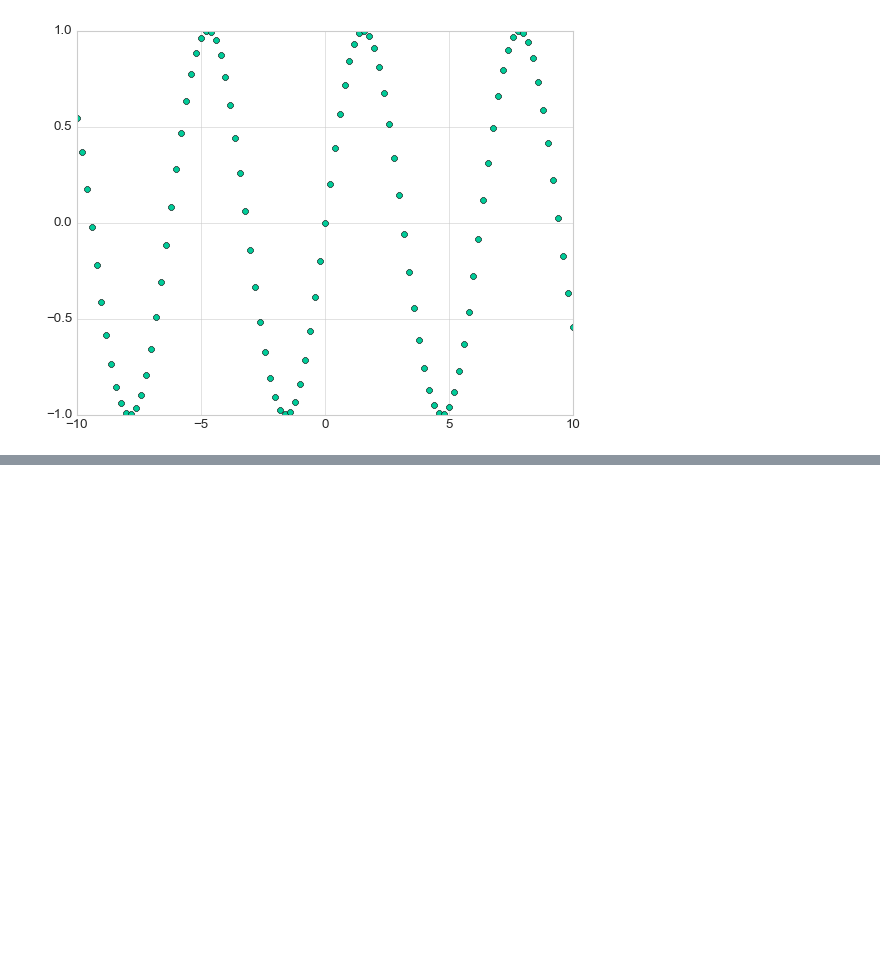
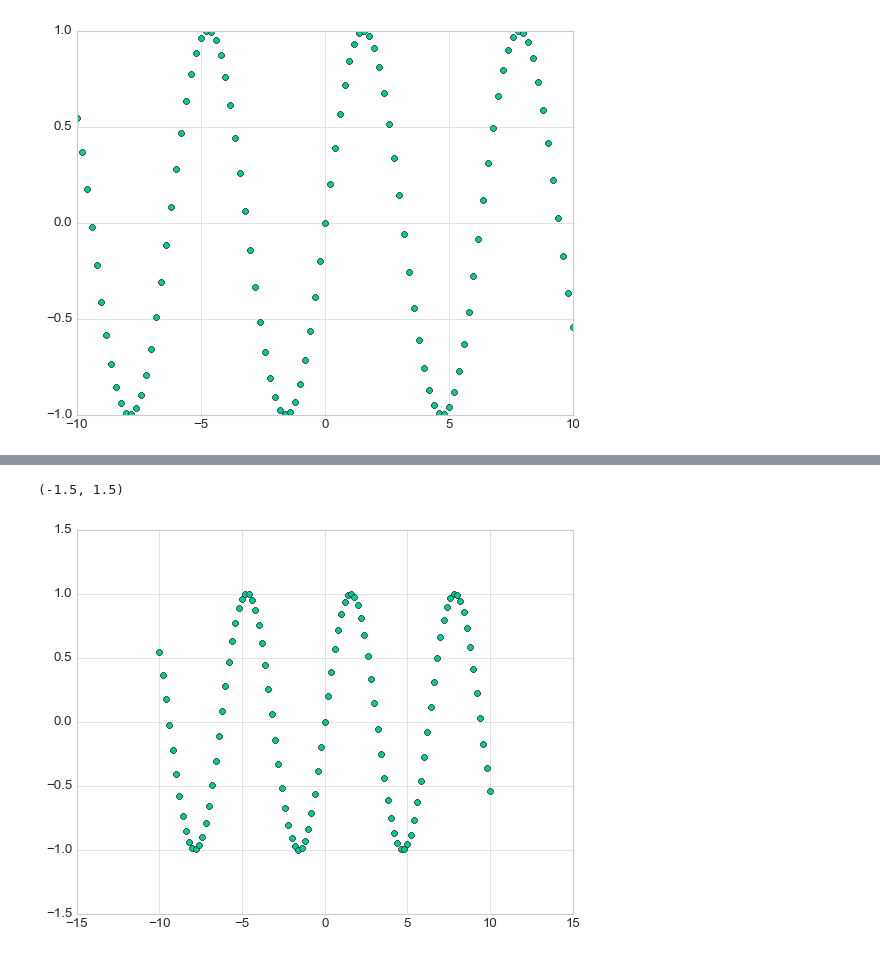
Before and after one commit to tzuzulcode/data_science_enero2022, a Jupyter notebook: Visualization/Introduction.ipynb, the cells around one changed output, grey strips where cells are left out. Drawn from its saved outputs; the diff is of its cells as text; code cells hidden in the pictures; blank space fills up the shorter version.

Commit message:
Visualizacion 2

```diff
--- a/Visualization/Introduction.ipynb
+++ b/Visualization/Introduction.ipynb
@@ -97,0 +95,10 @@ ax.plot(x,np.sin(x),"8",color="#00CC99")
+# %%
+#Añadiendo limites
+
+plt.plot(x,np.sin(x),"8",color="#00CC99")
+
+plt.xlim(-15,15)
+plt.ylim(-1.5,1.5)
+# %% [output]
+(-1.5, 1.5)
+[figure, added]
```
Also changed, not shown: parts of 16 cells of this notebook, 2 other files.
